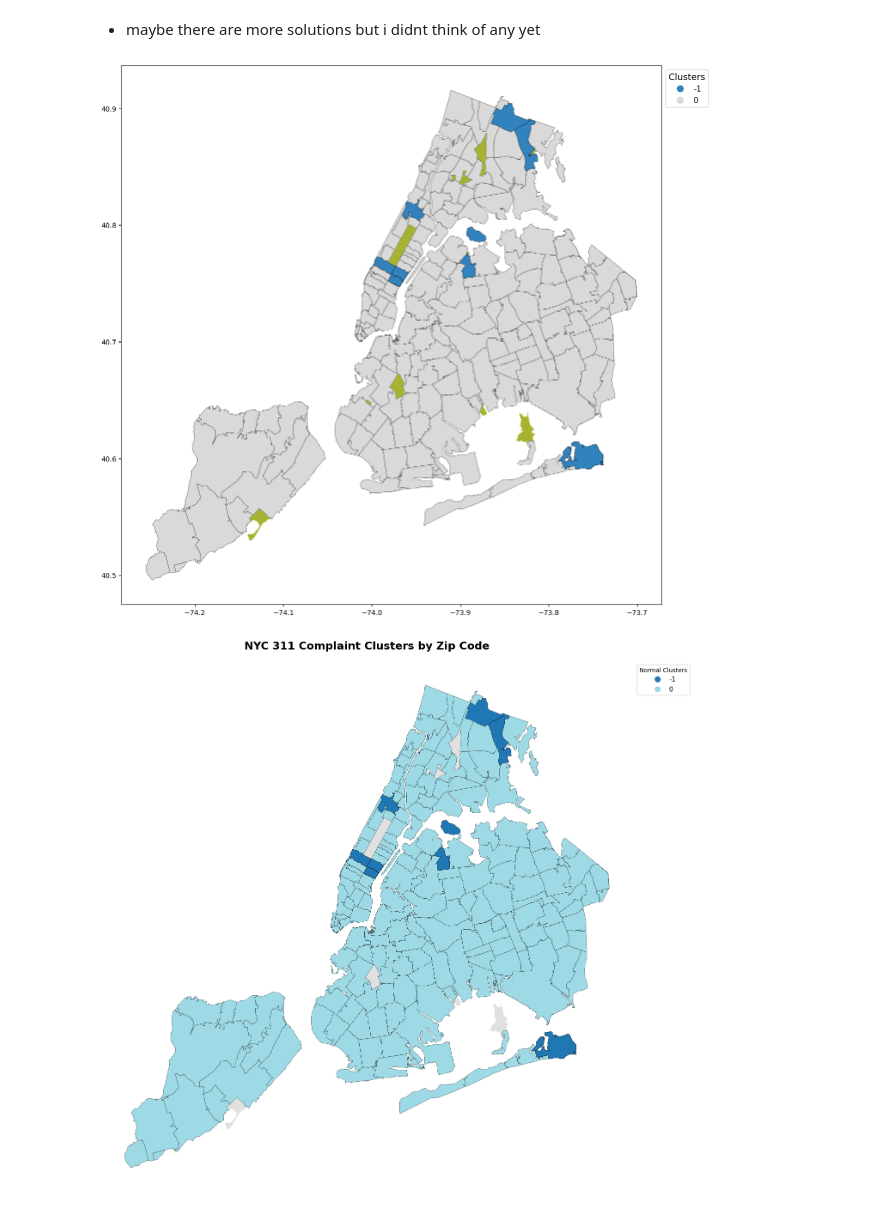
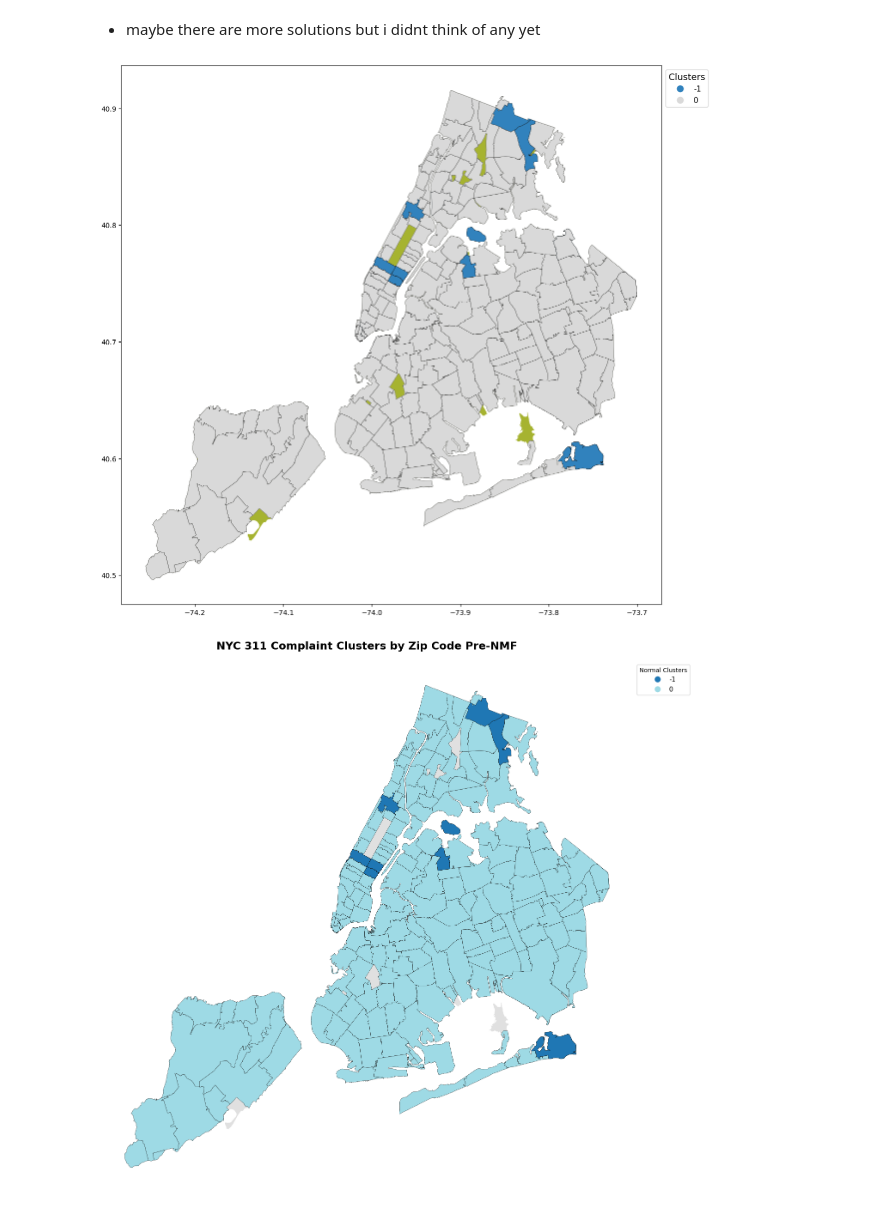
Before and after one commit to OrangeBoop/311-Cluster-Project, a Jupyter notebook: Clustering_Zip/DEPRECATED_Clustering_zip_DBSCAN.ipynb, the cells around one changed output. Cells and saved outputs as stored; diff of their text form; code cells hidden in the pictures.

Commit message:
Changed titles for graphs and fixed doco

```diff
--- a/Clustering_Zip/DEPRECATED_Clustering_zip_DBSCAN.ipynb
+++ b/Clustering_Zip/DEPRECATED_Clustering_zip_DBSCAN.ipynb
@@ -296,32 +296,32 @@ normal_clusters_df.plot(
     categorical=True,
     legend=True,
     cmap='tab20',
     edgecolor='black',
     linewidth=0.3,
     legend_kwds={
         'loc': 'upper left',
         'bbox_to_anchor': (1, 1),
         'title': "Normal Clusters",
         'fontsize': 11
     }
 )
 
 # Plot the SMALL clusters ON TOP with neon colors and NO borders
 if not small_clusters_df.empty:
     small_clusters_df.plot(
         column='Cluster',
         ax=ax,
         categorical=True,
         cmap='spring',     # 'spring' gives very bright magenta/yellow/neon colors
         edgecolor='none',  # No borders so the color doesn't get swallowed
         zorder=5           # Forces these polygons to be drawn on top of everything else
     )
 
 
-plt.title('NYC 311 Complaint Clusters by Zip Code', fontsize=18, fontweight='bold', pad=20)
+plt.title('NYC 311 Complaint Clusters by Zip Code Pre-NMF', fontsize=18, fontweight='bold', pad=20)
 plt.axis('off')
 plt.tight_layout()
 plt.show()
 # %% [output]
 [figure]
-[figure, old version]
+[figure, new version]
```
Also changed, not shown: parts of 1 cell of this notebook, 9 other files.
